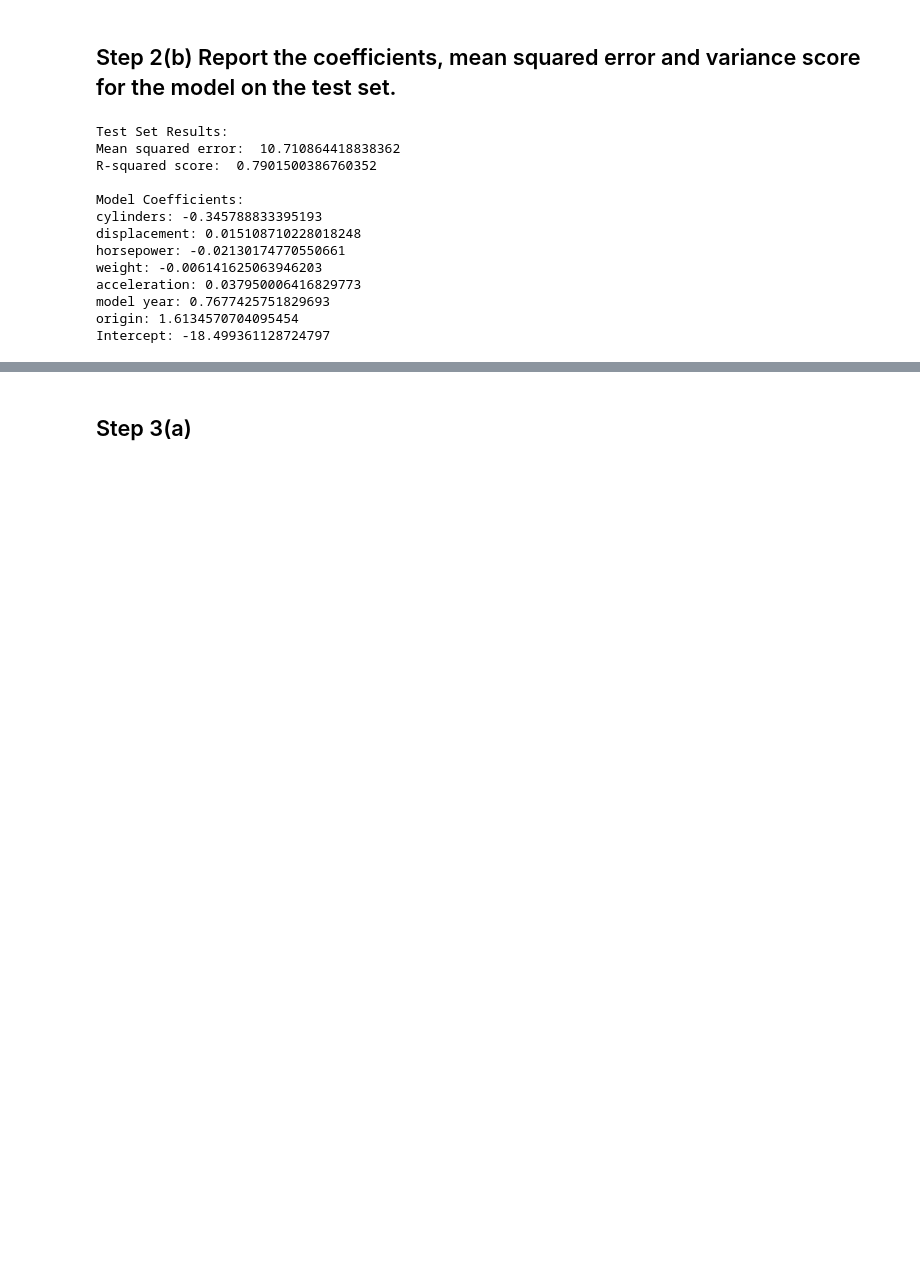
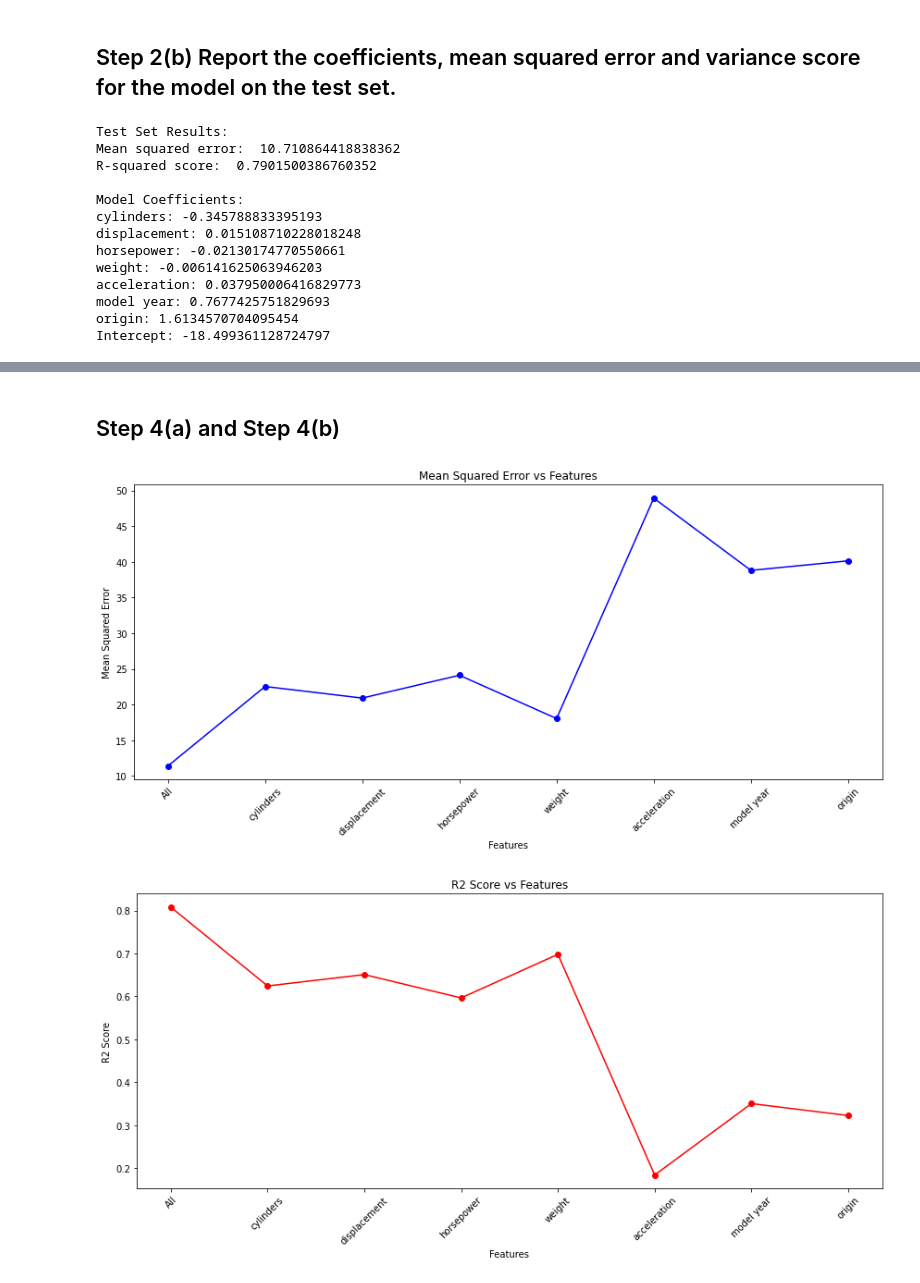
Before and after one commit to chch1022/cs6220_2024, a Jupyter notebook: M6-A6.ipynb, the cells around one changed output, grey strips where cells are left out. Cells and saved outputs as stored; diff of their text form; code cells hidden in the pictures; blank space fills up the shorter version.

```diff
--- a/M6-A6.ipynb
+++ b/M6-A6.ipynb
@@ -90,2 +175,78 @@ Intercept: -18.499361128724797
 # %% [markdown]
-## Step 3(a)
+## Step 4(a) and Step 4(b)
+# %%
+features = ['cylinders', 'displacement', 'horsepower', 'weight', 'acceleration', 'model year', 'origin']
+X = df[features]  # Features (1-7)
+y = df['mpg']  # Target variable (mpg)
+
+# Initialize lists to store results
+all_mse = []
+all_r2 = []
+feature_mse = [[] for _ in range(7)]
+feature_r2 = [[] for _ in range(7)]
+
+# Perform 10 iterations
+for _ in range(10):
+    # Step 1: Split the dataset
+    X_train, X_test, y_train, y_test = train_test_split(X, y, test_size=0.2, random_state=np.random.randint(0, 1000))
+
+    # Step 2(a): Use all features
+    model_all = LinearRegression()
+    model_all.fit(X_train, y_train)
+    y_pred_all = model_all.predict(X_test)
+
+    # Calculate metrics for all features
+    mse_all = mean_squared_error(y_test, y_pred_all)
+    r2_all = r2_score(y_test, y_pred_all)
+    all_mse.append(mse_all)
+    all_r2.append(r2_all)
+
+    # Step 3(a): Use each feature alone
+    for i in range(7):
+        model = LinearRegression()
+        model.fit(X_train.iloc[:, i:i+1], y_train)
+        y_pred = model.predict(X_test.iloc[:, i:i+1])
+
+        # Calculate metrics for single feature
+        mse = mean_squared_error(y_test, y_pred)
+        r2 = r2_score(y_test, y_pred)
+        feature_mse[i].append(mse)
+        feature_r2[i].append(r2)
+
+# Calculate averages
+avg_all_mse = np.mean(all_mse)
+avg_all_r2 = np.mean(all_r2)
+avg_feature_mse = [np.mean(mse) for mse in feature_mse]
+avg_feature_r2 = [np.mean(r2) for r2 in feature_r2]
+
+# Plotting
+features = ['All'] + features
+
+# MSE plot
+plt.figure(figsize=(12, 6))
+plt.plot(range(8), [avg_all_mse] + avg_feature_mse, 'bo-')
+plt.xlabel('Features')
+plt.ylabel('Mean Squared Error')
+plt.title('Mean Squared Error vs Features')
+plt.xticks(range(8), features, rotation=45)
+plt.tight_layout()
+plt.show()
+
+# R2 score plot
+plt.figure(figsize=(12, 6))
+plt.plot(range(8), [avg_all_r2] + avg_feature_r2, 'ro-')
+plt.xlabel('Features')
+plt.ylabel('R2 Score')
+plt.title('R2 Score vs Features')
+plt.xticks(range(8), features, rotation=45)
+plt.tight_layout()
+plt.show()
+
+# Print results
+print("Average MSE (All features):", avg_all_mse)
+print("Average R2 Score (All features):", avg_all_r2)
+for i, feature in enumerate(features[1:]):  # Skip 'All'
+    print(f"{feature} - Average MSE: {avg_feature_mse[i]:.4f}, Average R2 Score: {avg_feature_r2[i]:.4f}")
+# %% [output]
+[figure, added]
+[figure, added]
```
Also changed, not shown: parts of 12 cells of this notebook, 1 other file.
